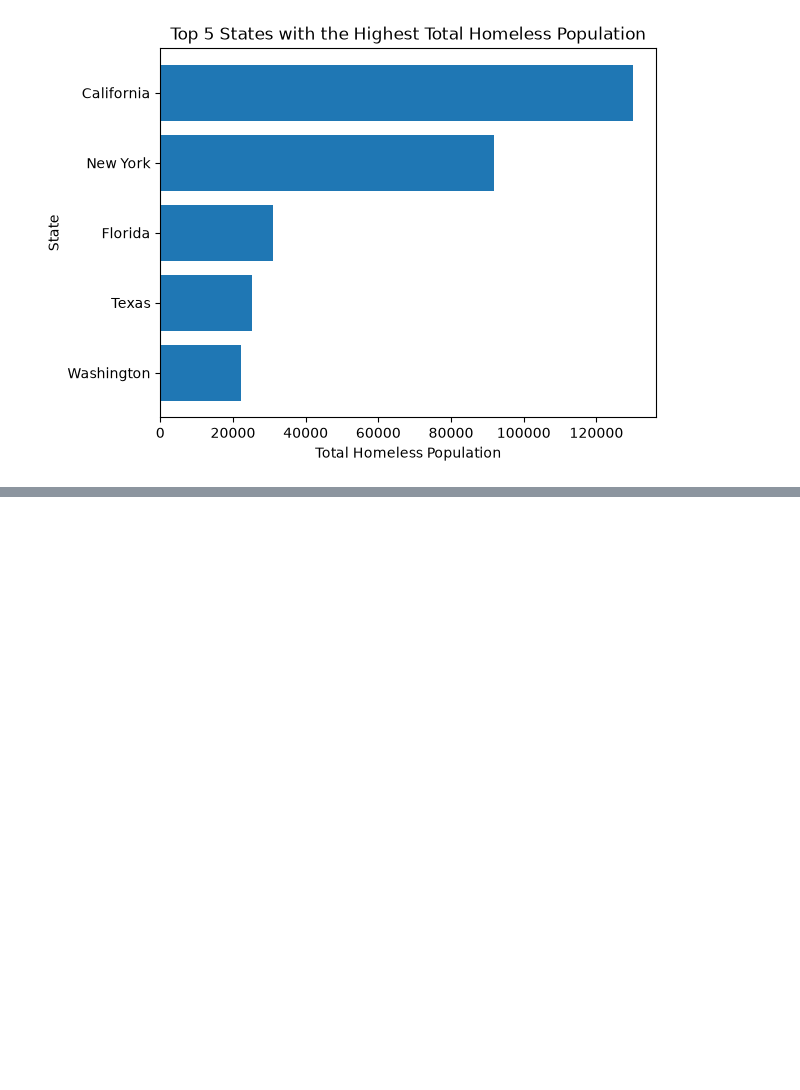
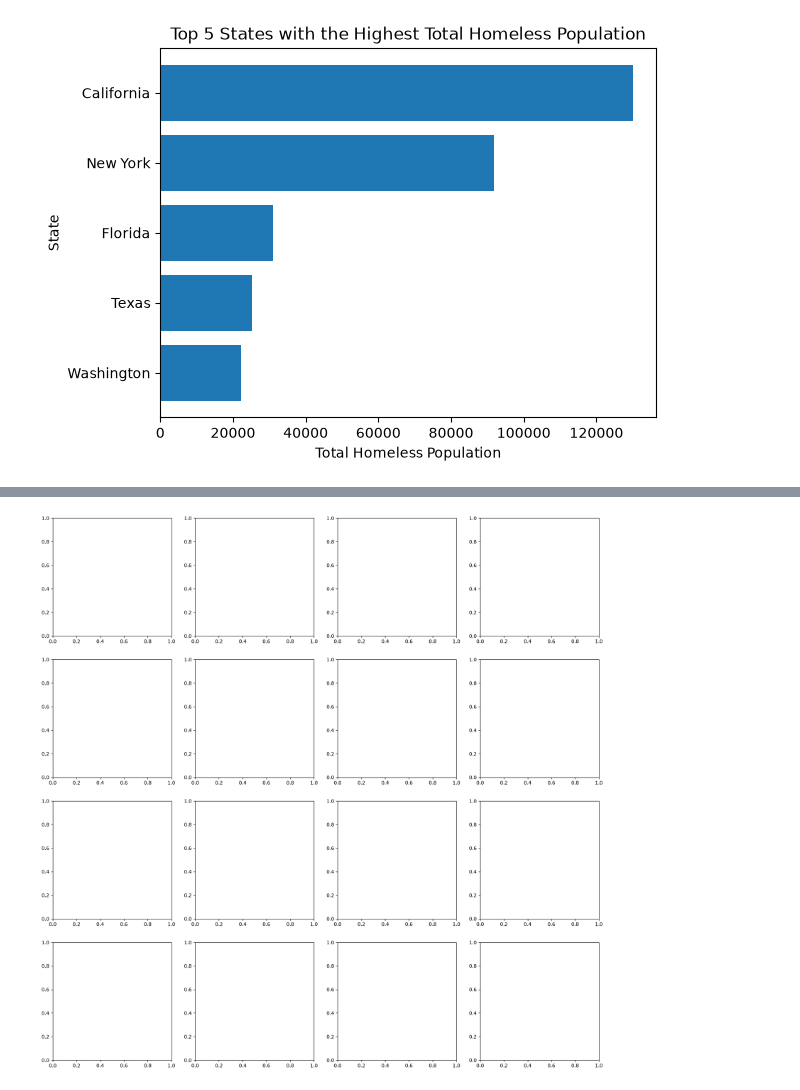
Before and after one commit to james-mutunga/Python-class, a Jupyter notebook: Pydata-Module/Matplotlib-and-Seaborn-with-Python.ipynb, the cells around one changed output, grey strips where cells are left out. Saved outputs shown, nothing was run; the diff lists cells and outputs as text; code cells hidden in the pictures; blank space fills up the shorter version.

```diff
--- a/Pydata-Module/Matplotlib-and-Seaborn-with-Python.ipynb
+++ b/Pydata-Module/Matplotlib-and-Seaborn-with-Python.ipynb
@@ -174,0 +367,8 @@ seattle_weather = pd.read_csv(r"C:\Users\User\desktop\Python-Class\Data\seattle_
+# %%
+fig, ax = plt.subplots(4, 4, figsize=(20, 20))
+# float vs float
+# can pass width (in, cm etc.) height, unit
+# i want 4 plots row wise and 4 plots column wise
+# and each box should be 20 pixels by 20 pixels
+# %% [output]
+[figure, added]
```
Also changed, not shown: parts of 24 cells of this notebook, 1 other file.
